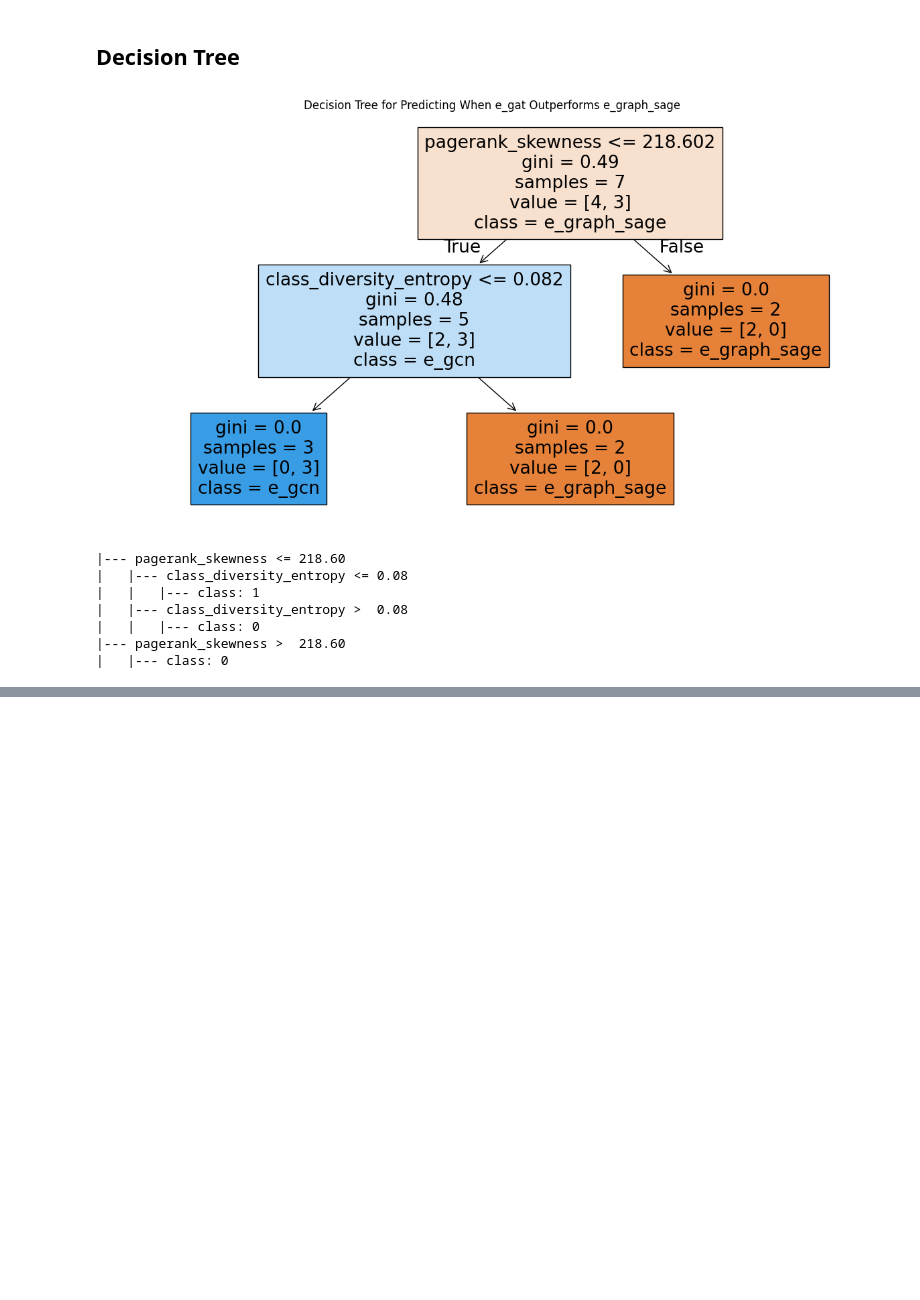
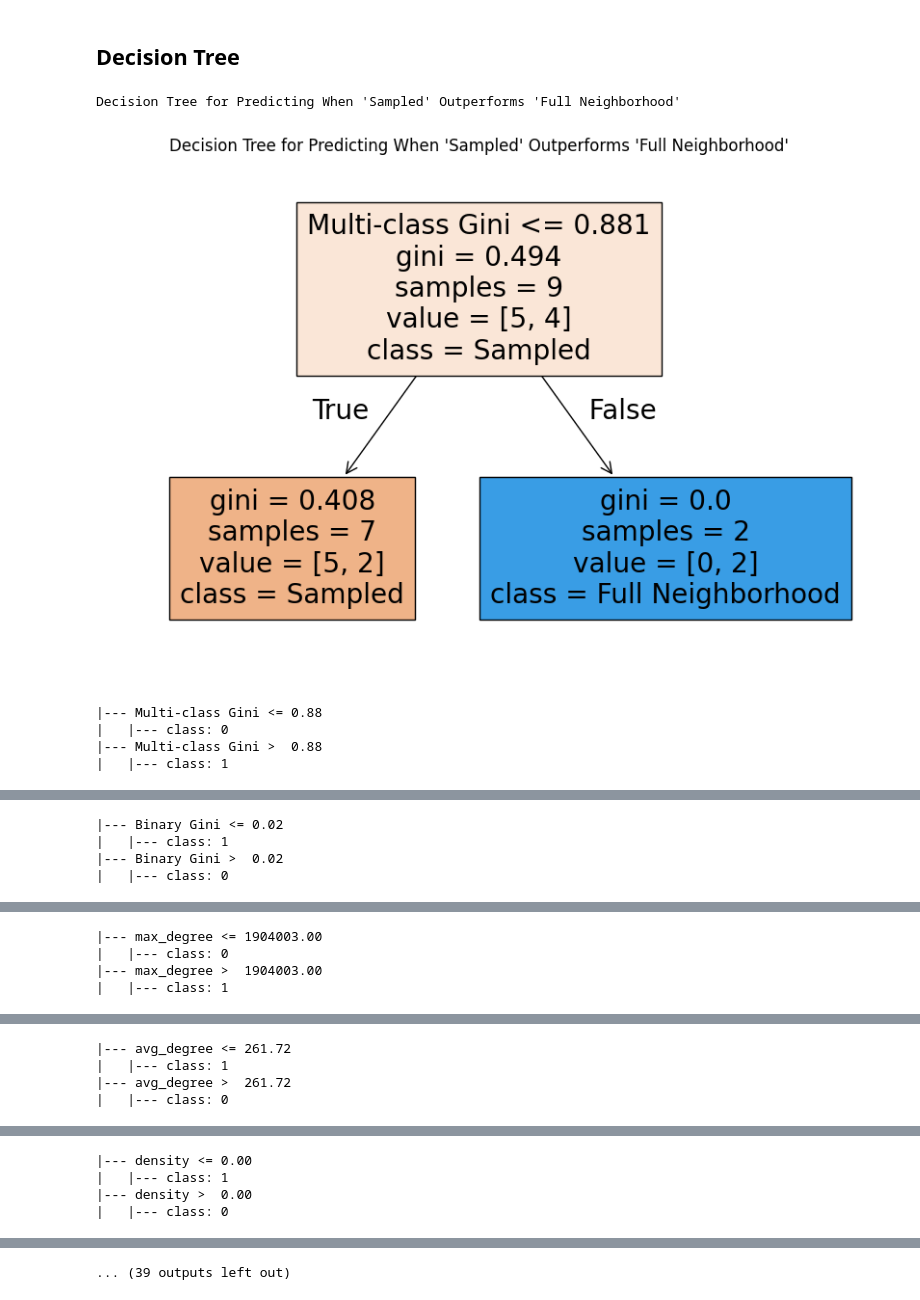
Before and after one commit to mtermos/GNN-NIDS-Analysis-WandB, a Jupyter notebook: results_analysis.ipynb, the cells around one changed output, grey strips where cells are left out. Drawn from its saved outputs; the diff is of its cells as text; code cells hidden in the pictures; blank space fills up the shorter version.

```diff
--- a/results_analysis.ipynb
+++ b/results_analysis.ipynb
@@ -10,3 +10,13 @@ from sklearn.ensemble import RandomForestClassifier
 from sklearn.model_selection import train_test_split
 from sklearn.tree import DecisionTreeClassifier, export_text, plot_tree
 from local_variables import local_datasets_path
+# %%
+with open(os.path.join(local_datasets_path, 'datasets_properties.json'), "r") as f:
+    dataset_properties = json.load(f)  # Assume multiple datasets are in this format
+
+models = ['e_gcn', 'e_graph_sage']
+# models = ['e_gcn', 'e_gat']
+# models = ['e_graph_sage', 'e_gat]
+
+class_names = ["Sampled", "Full Neighborhood"]
+# class_names = ["Unifrom Weights", "Attention Mechanism"]
@@ -341,29 +386,30 @@ Cases where e_graph_sage performs better:
 # %% [markdown]
 ## Decision Tree
 # %%
+
+print((f"Decision Tree for Predicting When '{class_names[0]}' Outperforms '{class_names[1]}'"))
 merged_df['target'] = (merged_df[models[0]] > merged_df[models[1]]).astype(int)
+for feature in feature_columns:
+    X = merged_df[[feature]]
+    y = merged_df['target']
 
-X = merged_df[feature_columns]
-y = merged_df['target']
+    # X_train, X_test, y_train, y_test = train_test_split(X, y, test_size=0.2, random_state=42)
 
-X_train, X_test, y_train, y_test = train_test_split(X, y, test_size=0.2, random_state=42)
+    dtc = DecisionTreeClassifier(max_depth=1, random_state=42)
+    dtc.fit(X, y)
 
-dtc = DecisionTreeClassifier(max_depth=3, random_state=42)
-dtc.fit(X_train, y_train)
+    plt.figure(figsize=(10, 7))
 
-plt.figure(figsize=(15, 8))
-plot_tree(dtc, feature_names=feature_columns, class_names=[models[1], models[0]], filled=True)
-plt.title("Decision Tree for Predicting When e_gat Outperforms e_graph_sage")
-plt.show()
+    plot_tree(dtc, feature_names=[feature], class_names=class_names, filled=True)
+    plt.title(f"Decision Tree for Predicting When '{class_names[0]}' Outperforms '{class_names[1]}'")
+    plt.show()
 
-tree_rules = export_text(dtc, feature_names=feature_columns)
-print(tree_rules)
+    tree_rules = export_text(dtc, feature_names=[feature])
+    print(tree_rules)
 # %% [output]
+Decision Tree for Predicting When 'Sampled' Outperforms 'Full Neighborhood'
-[figure, old version]
+[figure, new version]
-|--- pagerank_skewness <= 218.60
-|   |--- class_diversity_entropy <= 0.08
-|   |   |--- class: 1
-|   |--- class_diversity_entropy >  0.08
-|   |   |--- class: 0
-|--- pagerank_skewness >  218.60
-|   |--- class: 0
+|--- Multi-class Gini <= 0.88
+|   |--- class: 0
+|--- Multi-class Gini >  0.88
+|   |--- class: 1
@@ -369,0 +417,4 @@ print(tree_rules)
+|--- Binary Gini <= 0.02
+|   |--- class: 1
+|--- Binary Gini >  0.02
+|   |--- class: 0
@@ -369,0 +422,4 @@ print(tree_rules)
+|--- max_degree <= 1904003.00
+|   |--- class: 0
+|--- max_degree >  1904003.00
+|   |--- class: 1
@@ -369,0 +427,4 @@ print(tree_rules)
+|--- avg_degree <= 261.72
+|   |--- class: 1
+|--- avg_degree >  261.72
+|   |--- class: 0
@@ -369,0 +432,4 @@ print(tree_rules)
+|--- density <= 0.00
+|   |--- class: 1
+|--- density >  0.00
+|   |--- class: 0
@@ -369,0 +437 @@ print(tree_rules)
+... (39 outputs left out)
```
Also changed, not shown: parts of 17 cells of this notebook, 4 other files.
